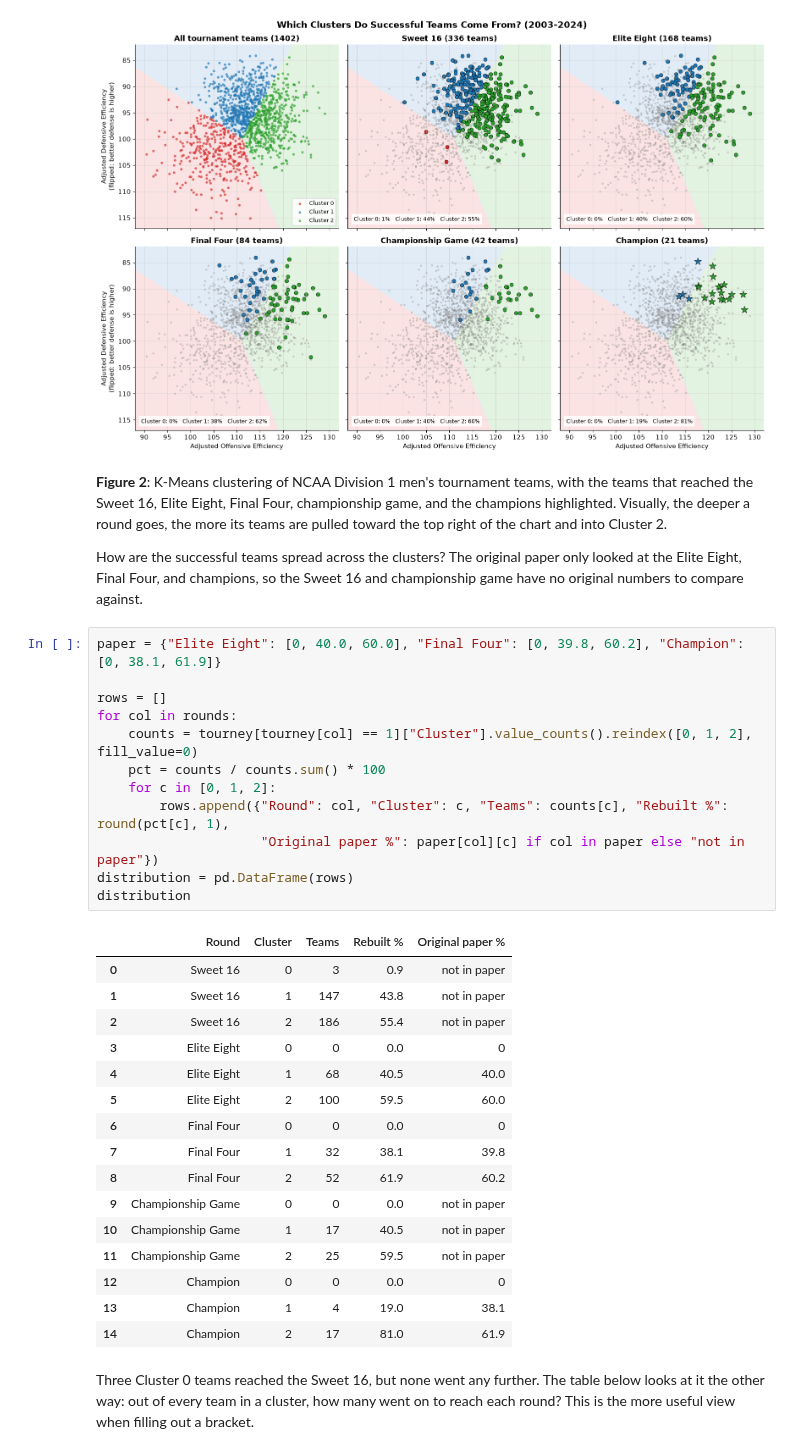
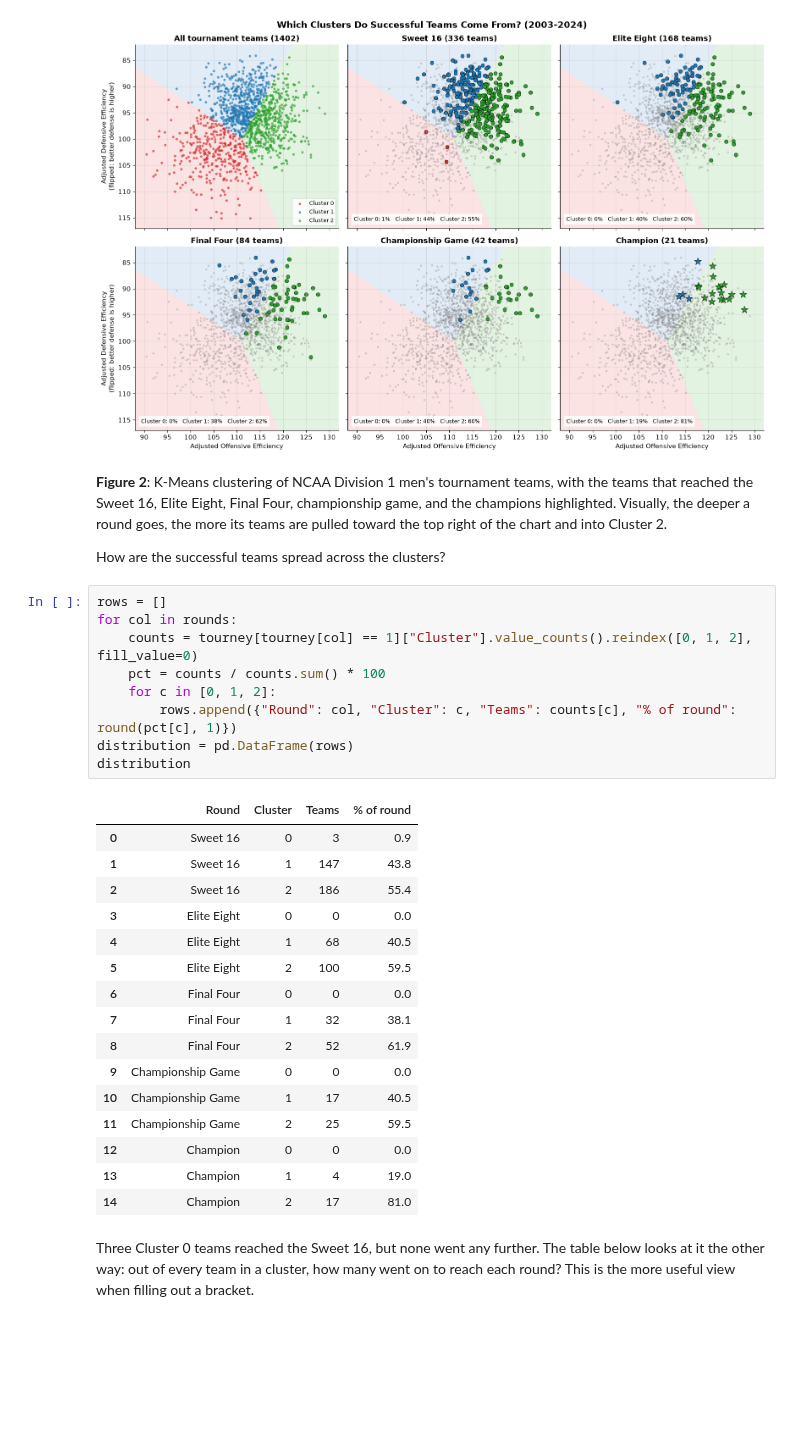
Before and after one commit to ColeDiGregorio/march-madness-analysis, a Jupyter notebook: march_madness.ipynb, the cells around one changed output. Saved outputs shown, nothing was run; the diff lists cells and outputs as text; blank space fills up the shorter version.

Commit message:
Polish write-up: remove reconstruction notes and paper comparisons
- Delete docs/RECONSTRUCTION.md
- Notebook and README present the results on their own
- Reorganize NOTES.md by topic

```diff
--- a/march_madness.ipynb
+++ b/march_madness.ipynb
@@ -238,37 +233,33 @@ plt.show()
 Sweet 16, Elite Eight, Final Four, championship game, and the champions highlighted. Visually, the deeper a round
 goes, the more its teams are pulled toward the top right of the chart and into Cluster 2.
 
-How are the successful teams spread across the clusters? The original paper only looked at the Elite Eight,
-Final Four, and champions, so the Sweet 16 and championship game have no original numbers to compare against.
+How are the successful teams spread across the clusters?
 # %%
-paper = {"Elite Eight": [0, 40.0, 60.0], "Final Four": [0, 39.8, 60.2], "Champion": [0, 38.1, 61.9]}
-
 rows = []
 for col in rounds:
     counts = tourney[tourney[col] == 1]["Cluster"].value_counts().reindex([0, 1, 2], fill_value=0)
     pct = counts / counts.sum() * 100
     for c in [0, 1, 2]:
-        rows.append({"Round": col, "Cluster": c, "Teams": counts[c], "Rebuilt %": round(pct[c], 1),
-                     "Original paper %": paper[col][c] if col in paper else "not in paper"})
+        rows.append({"Round": col, "Cluster": c, "Teams": counts[c], "% of round": round(pct[c], 1)})
 distribution = pd.DataFrame(rows)
 distribution
 # %% [output]
-|  | Round | Cluster | Teams | Rebuilt % | Original paper % |
-| 0 | Sweet 16 | 0 | 3 | 0.9 | not in paper |
-| 1 | Sweet 16 | 1 | 147 | 43.8 | not in paper |
-| 2 | Sweet 16 | 2 | 186 | 55.4 | not in paper |
-| 3 | Elite Eight | 0 | 0 | 0.0 | 0 |
-| 4 | Elite Eight | 1 | 68 | 40.5 | 40.0 |
-| 5 | Elite Eight | 2 | 100 | 59.5 | 60.0 |
-| 6 | Final Four | 0 | 0 | 0.0 | 0 |
-| 7 | Final Four | 1 | 32 | 38.1 | 39.8 |
-| 8 | Final Four | 2 | 52 | 61.9 | 60.2 |
-| 9 | Championship Game | 0 | 0 | 0.0 | not in paper |
-| 10 | Championship Game | 1 | 17 | 40.5 | not in paper |
-| 11 | Championship Game | 2 | 25 | 59.5 | not in paper |
-| 12 | Champion | 0 | 0 | 0.0 | 0 |
-| 13 | Champion | 1 | 4 | 19.0 | 38.1 |
-| 14 | Champion | 2 | 17 | 81.0 | 61.9 |
+|  | Round | Cluster | Teams | % of round |
+| 0 | Sweet 16 | 0 | 3 | 0.9 |
+| 1 | Sweet 16 | 1 | 147 | 43.8 |
+| 2 | Sweet 16 | 2 | 186 | 55.4 |
+| 3 | Elite Eight | 0 | 0 | 0.0 |
+| 4 | Elite Eight | 1 | 68 | 40.5 |
+| 5 | Elite Eight | 2 | 100 | 59.5 |
+| 6 | Final Four | 0 | 0 | 0.0 |
+| 7 | Final Four | 1 | 32 | 38.1 |
+| 8 | Final Four | 2 | 52 | 61.9 |
+| 9 | Championship Game | 0 | 0 | 0.0 |
+| 10 | Championship Game | 1 | 17 | 40.5 |
+| 11 | Championship Game | 2 | 25 | 59.5 |
+| 12 | Champion | 0 | 0 | 0.0 |
+| 13 | Champion | 1 | 4 | 19.0 |
+| 14 | Champion | 2 | 17 | 81.0 |
 # %% [markdown]
 Three Cluster 0 teams reached the Sweet 16, but none went any further. The table below looks at it the other
 way: out of every team in a cluster, how many went on to reach each round? This is the more useful view when
```
Also changed, not shown: parts of 10 cells of this notebook, 4 other files.
